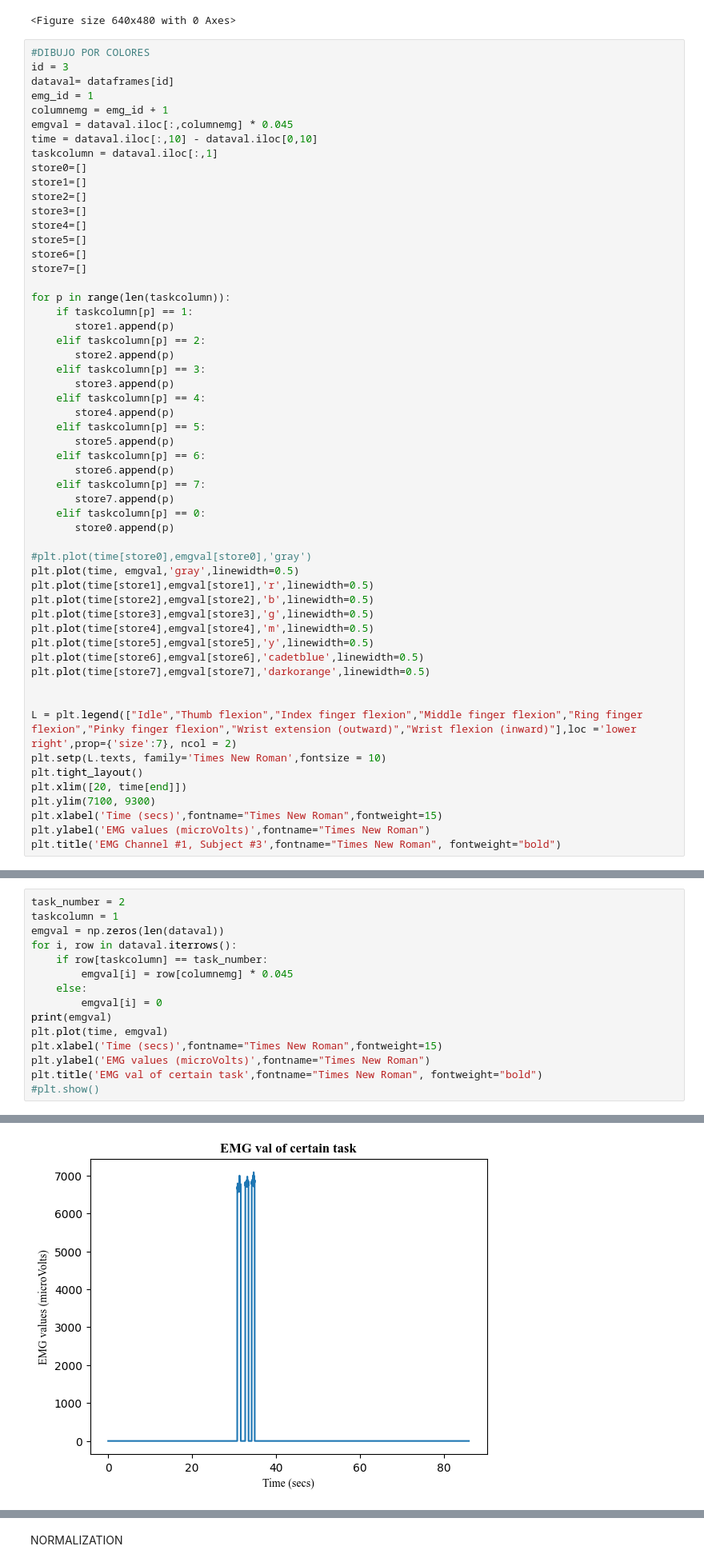
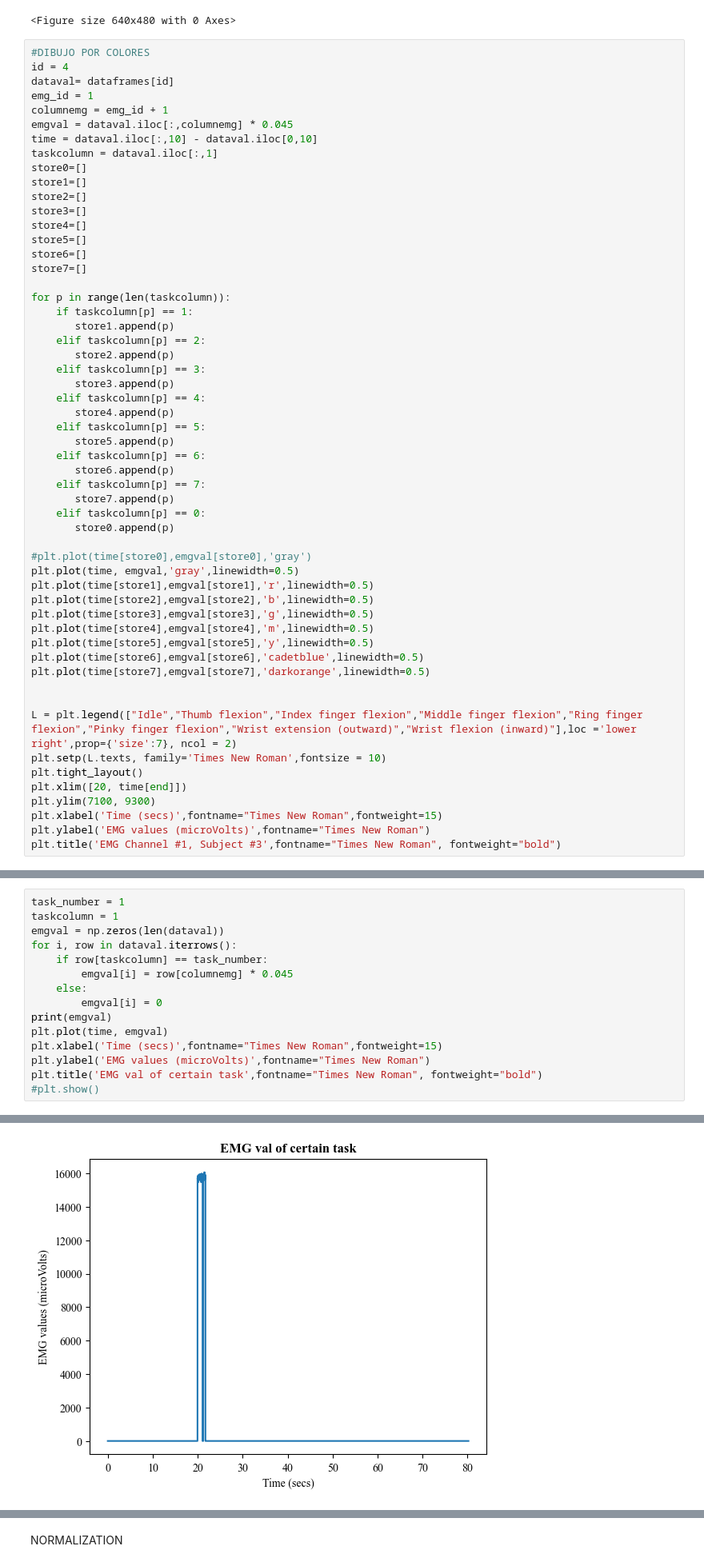
Before and after one commit to sofiahernandezp/code, a Jupyter notebook: mindrove_test/plot_emg.ipynb, the cells around one changed output, grey strips where cells are left out. Shown at 80% size. Drawn from its saved outputs; the diff is of its cells as text.

```diff
--- a/mindrove_test/plot_emg.ipynb
+++ b/mindrove_test/plot_emg.ipynb
@@ -62,7 +62,7 @@ plt.tight_layout() #no me va
 <Figure size 640x480 with 0 Axes>
 # %%
 #DIBUJO POR COLORES
-id = 3
+id = 4
 dataval= dataframes[id]
 emg_id = 1
 columnemg = emg_id + 1
@@ -122,24 +122,24 @@ Text(0.5, 1.0, 'EMG Channel #1, Subject #3')
 # Task 2
 Selccionar solo los datos que tengan el task indicado del emg indicado
 # %%
-task_number = 2
+task_number = 1
 taskcolumn = 1
 emgval = np.zeros(len(dataval))
 for i, row in dataval.iterrows():
     if row[taskcolumn] == task_number:
         emgval[i] = row[columnemg] * 0.045
     else:
         emgval[i] = 0
 print(emgval)
 plt.plot(time, emgval)
 plt.xlabel('Time (secs)',fontname="Times New Roman",fontweight=15)
 plt.ylabel('EMG values (microVolts)',fontname="Times New Roman")
 plt.title('EMG val of certain task',fontname="Times New Roman", fontweight="bold")
 #plt.show()
 # %% [output]
 [0. 0. 0. ... 0. 0. 0.]
 Text(0.5, 1.0, 'EMG val of certain task')
-[figure, old version]
+[figure, new version]
 # %% [markdown]
 # Task 3
 Selccionar solo los datos que tengan el task indicado de todos los emgs
```
Also changed, not shown: parts of 10 cells of this notebook, 12 other files.
